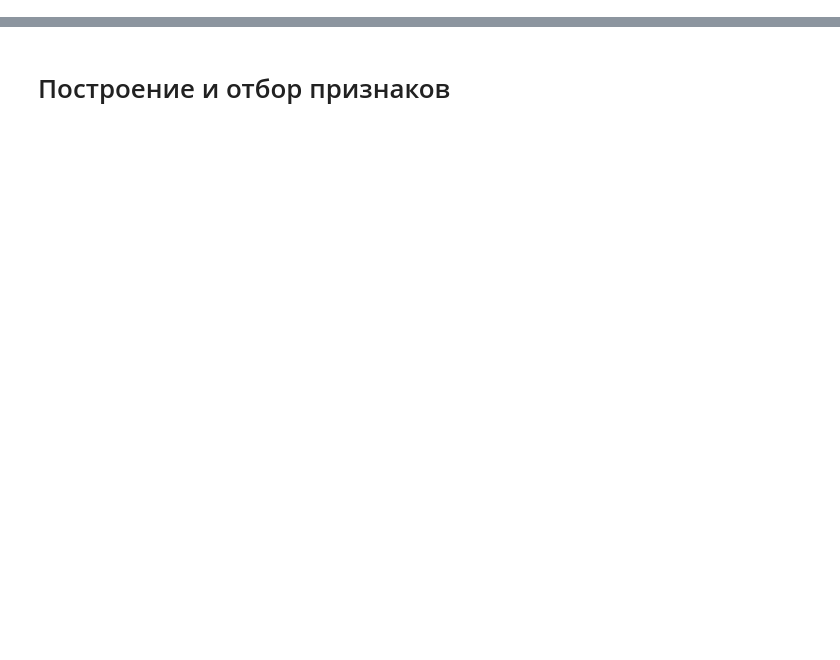
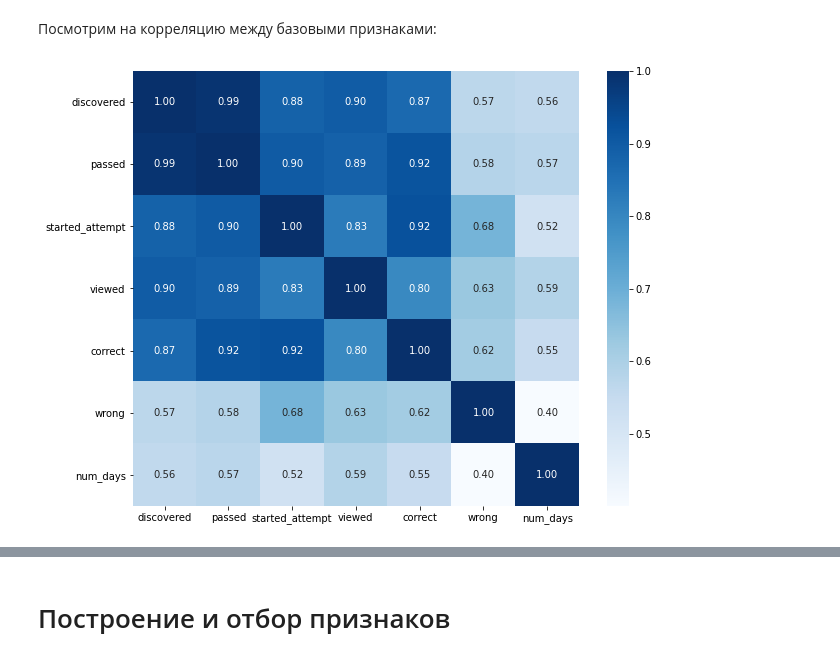
Before and after one commit to yupopov/stepik_ml_contest, a Jupyter notebook: main_analysis.ipynb, the cells around one changed output, grey strips where cells are left out. Cells and saved outputs as stored; diff of their text form; code cells hidden in the pictures; blank space fills up the shorter version.

```diff
--- a/main_analysis.ipynb
+++ b/main_analysis.ipynb
@@ -459,0 +220,5 @@ Std of CV scores: 0.01289985819100818
+# %%
+train_df_base = get_base_features(all_actions_2d)
+test_df_base = get_base_features(all_actions_test)
+
+train_df_base.head()
@@ -459,0 +233,7 @@ Std of CV scores: 0.01289985819100818
+# %% [markdown]
+Посмотрим на корреляцию между базовыми признаками:
+# %%
+plt.figure(figsize = (10, 8))
+sns.heatmap(train_df_base.corr('pearson'), annot=True, fmt='.2f', cmap='Blues');
+# %% [output]
+[figure, added]
```
Also changed, not shown: parts of 210 cells of this notebook.
